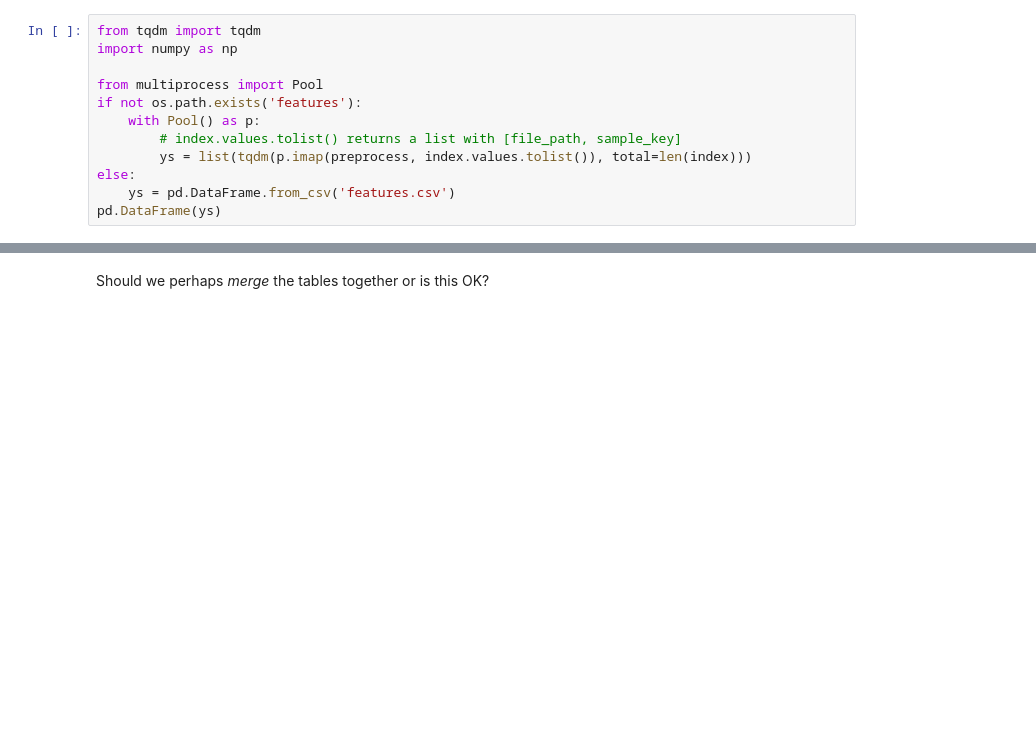
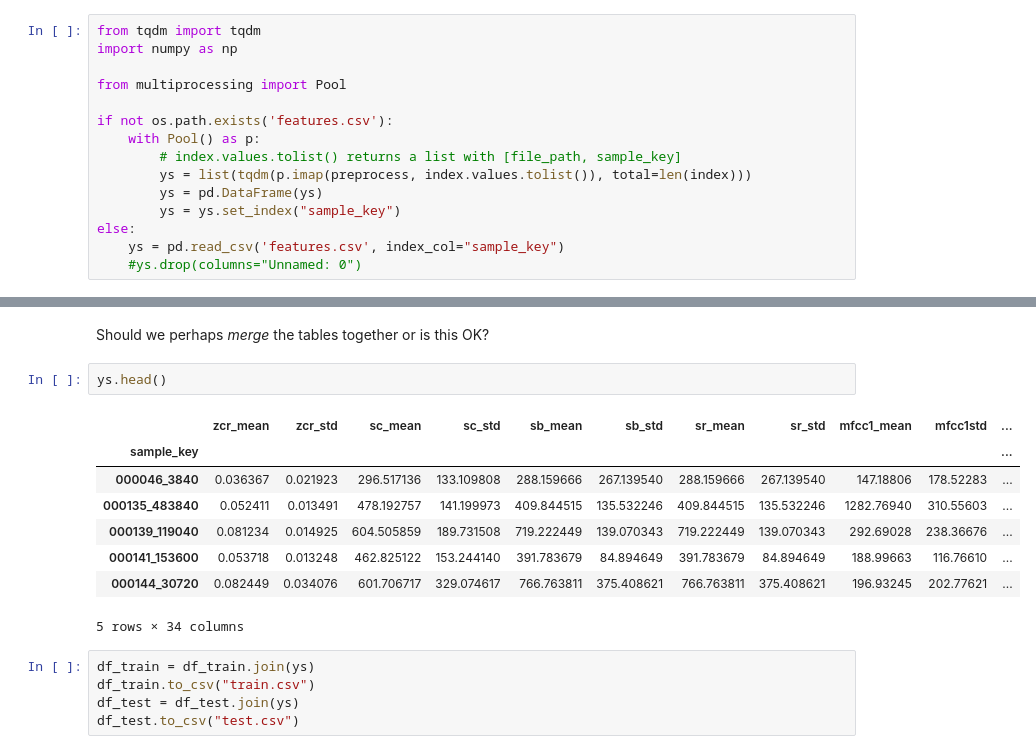
Before and after one commit to LinusOstlund/instrument-detection, a Jupyter notebook: src/data.ipynb, the cells around one changed output, grey strips where cells are left out. Cells and saved outputs as stored; diff of their text form; blank space fills up the shorter version.

```diff
--- a/src/data.ipynb
+++ b/src/data.ipynb
@@ -163,11 +147,14 @@ ttt
 from tqdm import tqdm
 import numpy as np
 
-from multiprocess import Pool
-if not os.path.exists('features'):
+from multiprocessing import Pool
+
+if not os.path.exists('features.csv'):
     with Pool() as p:
         # index.values.tolist() returns a list with [file_path, sample_key]
         ys = list(tqdm(p.imap(preprocess, index.values.tolist()), total=len(index)))
+        ys = pd.DataFrame(ys)
+        ys = ys.set_index("sample_key")
 else:
-    ys = pd.DataFrame.from_csv('features.csv')
-pd.DataFrame(ys)
+    ys = pd.read_csv('features.csv', index_col="sample_key")
+    #ys.drop(columns="Unnamed: 0")
@@ -333,2 +331,18 @@ df_test.head()
 # %% [markdown]
 Should we perhaps *merge* the tables together or is this OK?
+# %%
+ys.head()
+# %% [output]
+|  | zcr_mean | zcr_std | sc_mean | sc_std | sb_mean | sb_std | sr_mean | sr_std | mfcc1_mean | mfcc1std | ... |
+| sample_key |  |  |  |  |  |  |  |  |  |  | ... |
+| 000046_3840 | 0.036367 | 0.021923 | 296.517136 | 133.109808 | 288.159666 | 267.139540 | 288.159666 | 267.139540 | 147.18806 | 178.52283 | ... |
+| 000135_483840 | 0.052411 | 0.013491 | 478.192757 | 141.199973 | 409.844515 | 135.532246 | 409.844515 | 135.532246 | 1282.76940 | 310.55603 | ... |
+| 000139_119040 | 0.081234 | 0.014925 | 604.505859 | 189.731508 | 719.222449 | 139.070343 | 719.222449 | 139.070343 | 292.69028 | 238.36676 | ... |
+| 000141_153600 | 0.053718 | 0.013248 | 462.825122 | 153.244140 | 391.783679 | 84.894649 | 391.783679 | 84.894649 | 188.99663 | 116.76610 | ... |
+| 000144_30720 | 0.082449 | 0.034076 | 601.706717 | 329.074617 | 766.763811 | 375.408621 | 766.763811 | 375.408621 | 196.93245 | 202.77621 | ... |
+5 rows × 34 columns
+# %%
+df_train = df_train.join(ys)
+df_train.to_csv("train.csv")
+df_test = df_test.join(ys)
+df_test.to_csv("test.csv")
```
Also changed, not shown: parts of 14 cells of this notebook, 7 other files.
